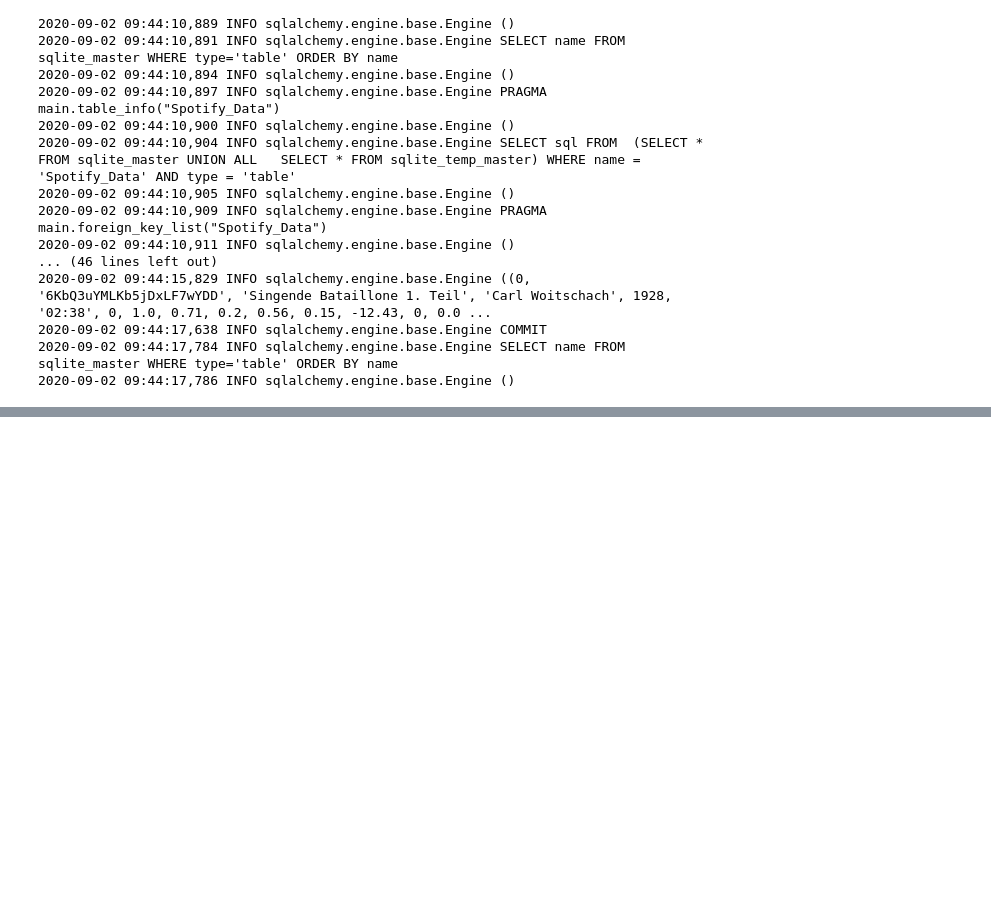
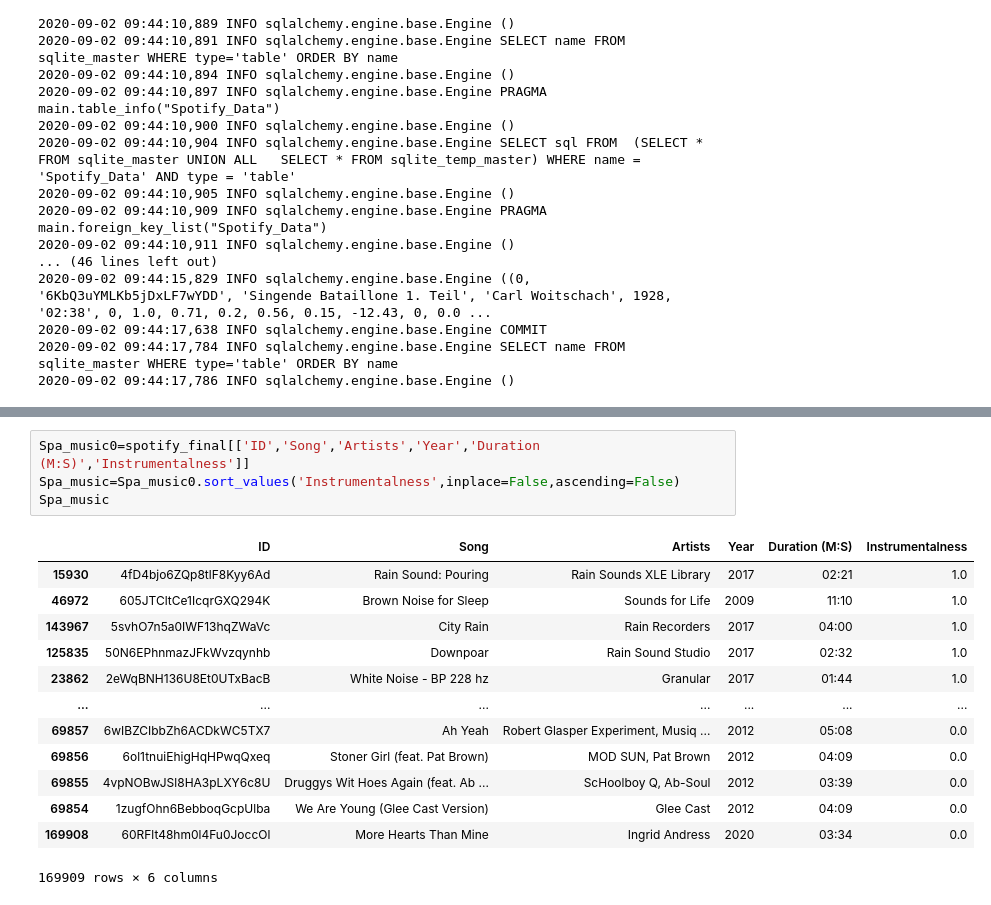
Before and after one commit to Jamahler/ETL-Project-Spotify, a Jupyter notebook: Spotify.ipynb, the cells around one changed output, grey strips where cells are left out. Drawn from its saved outputs; the diff is of its cells as text; blank space fills up the shorter version.

```diff
--- a/Spotify.ipynb
+++ b/Spotify.ipynb
@@ -117,0 +159,18 @@ spotify_final.to_sql(spotify_table, sqlite_connection, if_exists='replace')
+# %%
+Spa_music0=spotify_final[['ID','Song','Artists','Year','Duration (M:S)','Instrumentalness']]
+Spa_music=Spa_music0.sort_values('Instrumentalness',inplace=False,ascending=False)
+Spa_music
+# %% [output]
+|  | ID | Song | Artists | Year | Duration (M:S) | Instrumentalness |
+| 15930 | 4fD4bjo6ZQp8tlF8Kyy6Ad | Rain Sound: Pouring | Rain Sounds XLE Library | 2017 | 02:21 | 1.0 |
+| 46972 | 605JTCltCe1IcqrGXQ294K | Brown Noise for Sleep | Sounds for Life | 2009 | 11:10 | 1.0 |
+| 143967 | 5svhO7n5a0IWF13hqZWaVc | City Rain | Rain Recorders | 2017 | 04:00 | 1.0 |
+| 125835 | 50N6EPhnmazJFkWvzqynhb | Downpoar | Rain Sound Studio | 2017 | 02:32 | 1.0 |
+| 23862 | 2eWqBNH136U8Et0UTxBacB | White Noise - BP 228 hz | Granular | 2017 | 01:44 | 1.0 |
+| ... | ... | ... | ... | ... | ... | ... |
+| 69857 | 6wIBZCIbbZh6ACDkWC5TX7 | Ah Yeah | Robert Glasper Experiment, Musiq ... | 2012 | 05:08 | 0.0 |
+| 69856 | 6ol1tnuiEhigHqHPwqQxeq | Stoner Girl (feat. Pat Brown) | MOD SUN, Pat Brown | 2012 | 04:09 | 0.0 |
+| 69855 | 4vpNOBwJSl8HA3pLXY6c8U | Druggys Wit Hoes Again (feat. Ab ... | ScHoolboy Q, Ab-Soul | 2012 | 03:39 | 0.0 |
+| 69854 | 1zugfOhn6BebboqGcpUlba | We Are Young (Glee Cast Version) | Glee Cast | 2012 | 04:09 | 0.0 |
+| 169908 | 60RFlt48hm0l4Fu0JoccOl | More Hearts Than Mine | Ingrid Andress | 2020 | 03:34 | 0.0 |
+169909 rows × 6 columns
```
Also changed, not shown: parts of 4 cells of this notebook, 1 other file.
